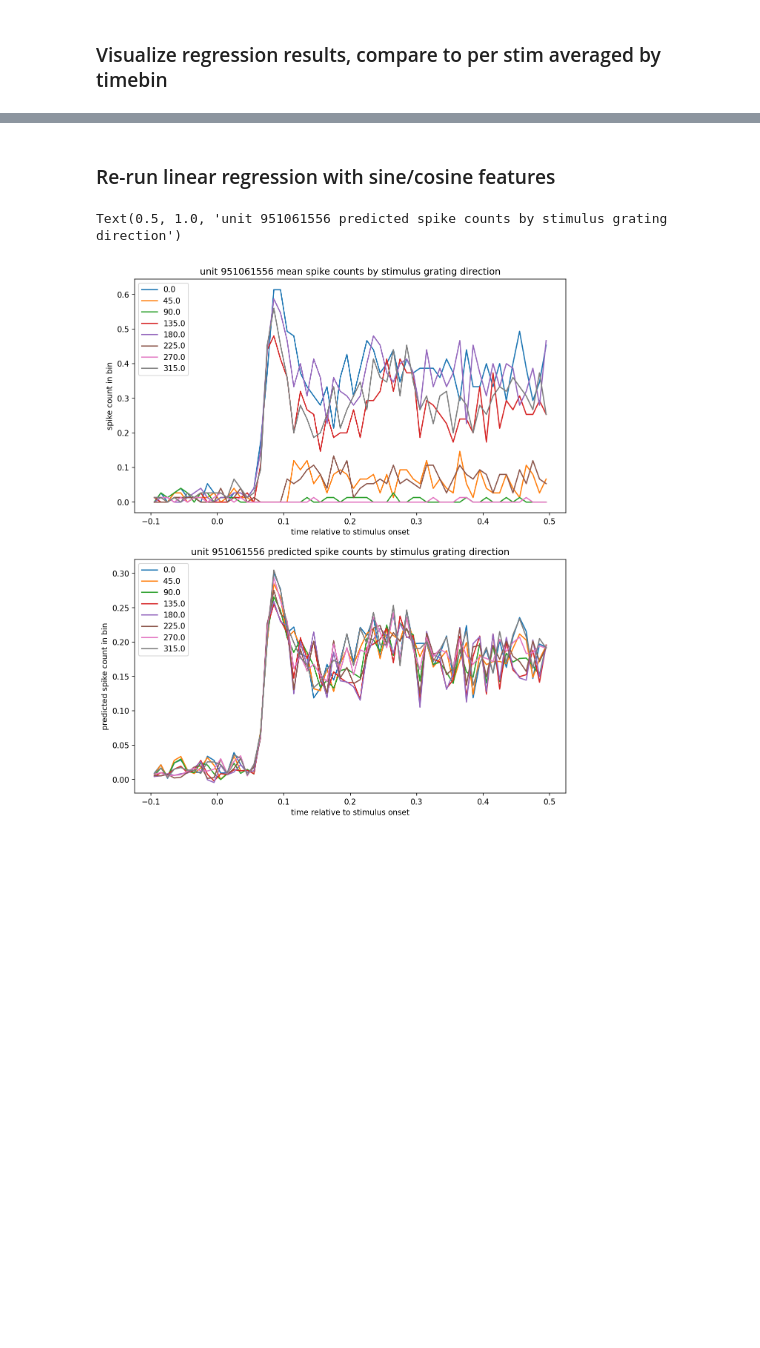
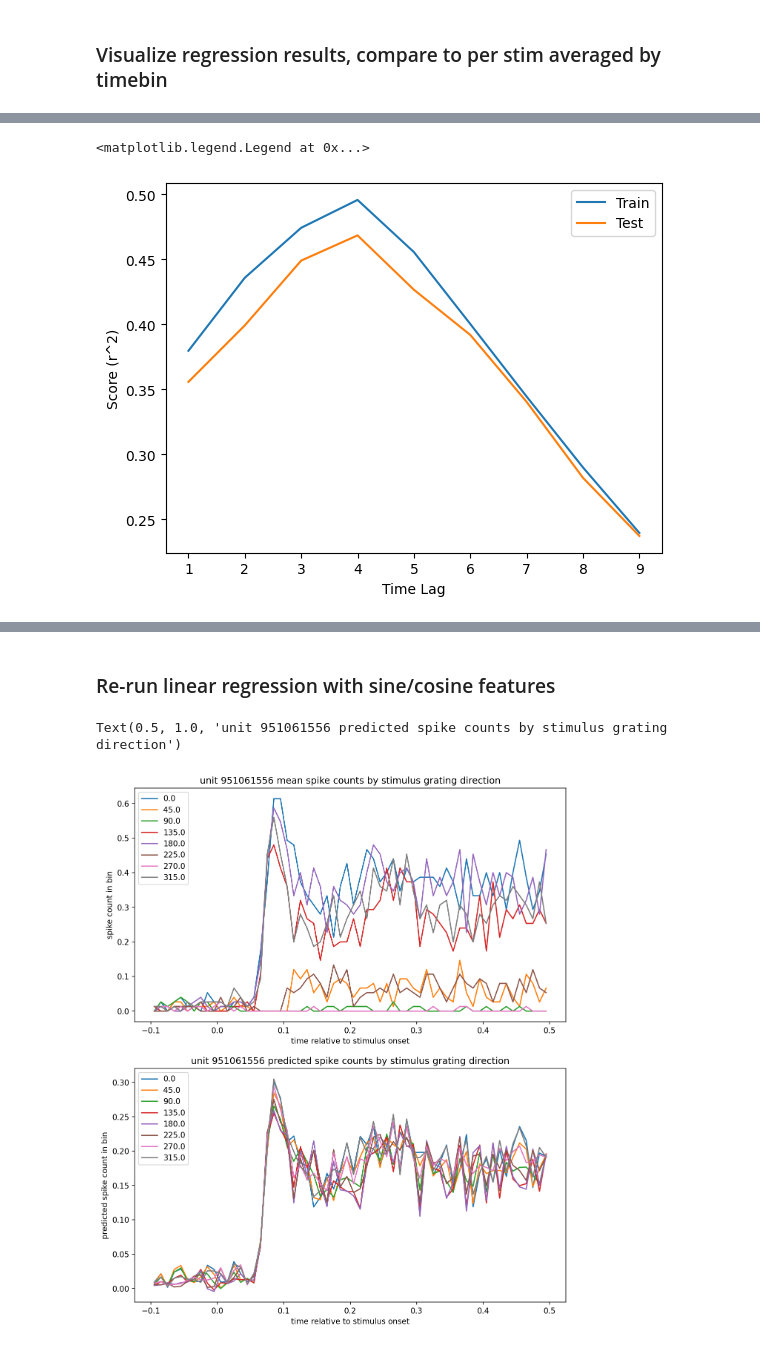
Before and after one commit to AllenInstitute/swdb_2023, a Jupyter notebook: Day5/Day5_VisualCodingNeuroPixels.ipynb, the cells around one changed output, grey strips where cells are left out. Cells and saved outputs as stored; diff of their text form; code cells hidden in the pictures; blank space fills up the shorter version.

```diff
--- a/Day5/Day5_VisualCodingNeuroPixels.ipynb
+++ b/Day5/Day5_VisualCodingNeuroPixels.ipynb
@@ -367,0 +410,45 @@ Text(0.5, 1.0, 'unit 951061556 predicted spike counts by stimulus grating direct
+# %%
+def get_X_auto_reg(spikes, orientations, i, T):
+    """
+    Generates a input data matrix for the 1 time bin auto regressive model
+    Args:
+        spikes: data array of num_trials x time steps
+        orientations: data array of num_trials
+        i: index of time bin
+        T: total lag
+    """
+    orientations = np.expand_dims(orientations, axis=1)
+    return np.concatenate([orientations, spikes[:, i-T:i]], axis=1)
+
+train_scores = []
+test_scores = []
+for T in range(1, 10):
+    auto_reg_results = []
+    Y_train_preds = []
+    Y_test_preds = []
+    for i in range(spikes_train.shape[1]):
+        if i >= 1:
+            reg = LinearRegression()
+            X_train = get_X_auto_reg(spikes_train, orientations_train, i, T)
+            X_test = get_X_auto_reg(spikes_test, orientations_test, i, T)
+
+            Y_train = spikes_train[:, i]
+            reg.fit(X_train, Y_train)
+            auto_reg_results.append(reg)
+
+            Y_train_preds.append(reg.predict(X_train))
+            Y_test_preds.append(reg.predict(X_test))
+    train_score = calc_r_squared(spikes_train[:, 1:], np.vstack(Y_train_preds).T)
+    test_score = calc_r_squared(spikes_test[:, 1:], np.vstack(Y_test_preds).T)
+    train_scores.append(train_score)
+    test_scores.append(test_score)
+# %%
+fig, ax = plt.subplots()
+ax.plot(range(1, 10), train_scores, label="Train")
+ax.plot(range(1, 10), test_scores, label="Test")
+ax.set_xlabel("Time Lag")
+ax.set_ylabel("Score (r^2)")
+ax.legend()
+# %% [output]
+<matplotlib.legend.Legend at 0x...>
+[figure, added]
```
Also changed, not shown: parts of 16 cells of this notebook.
